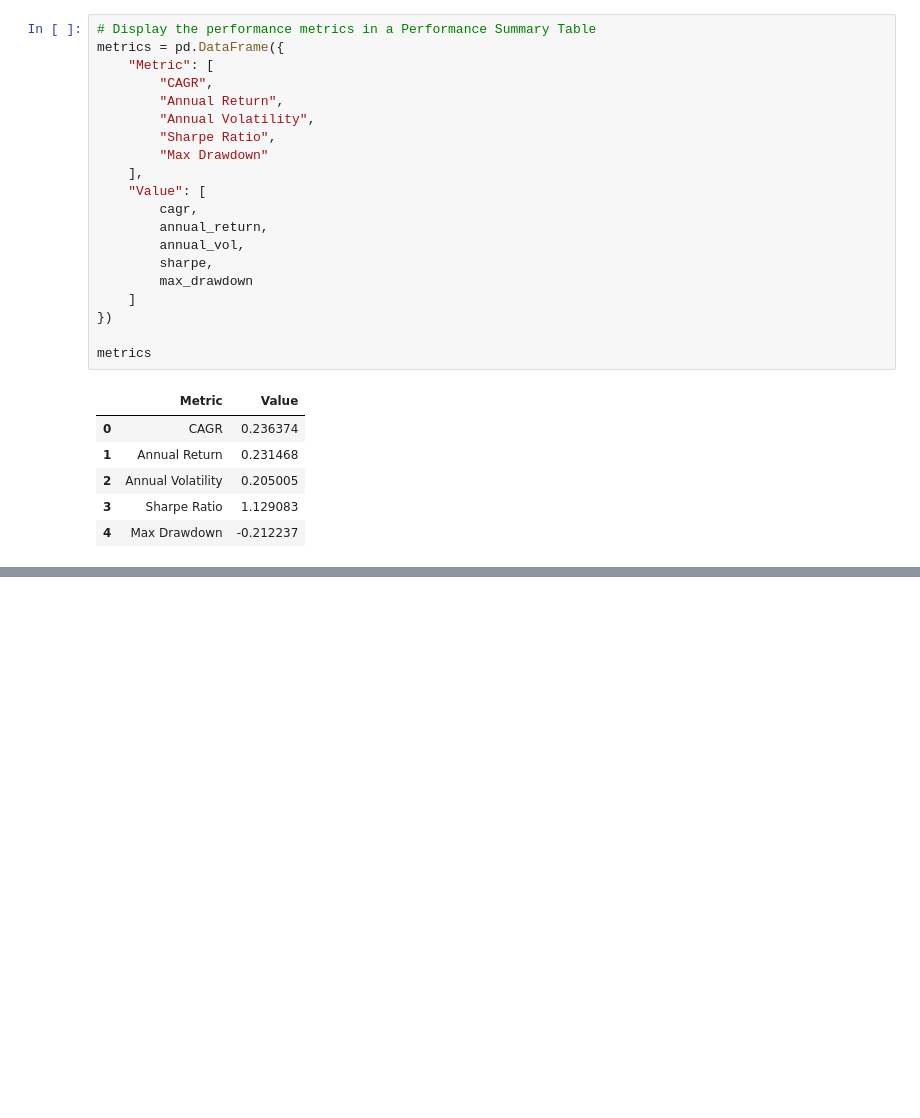
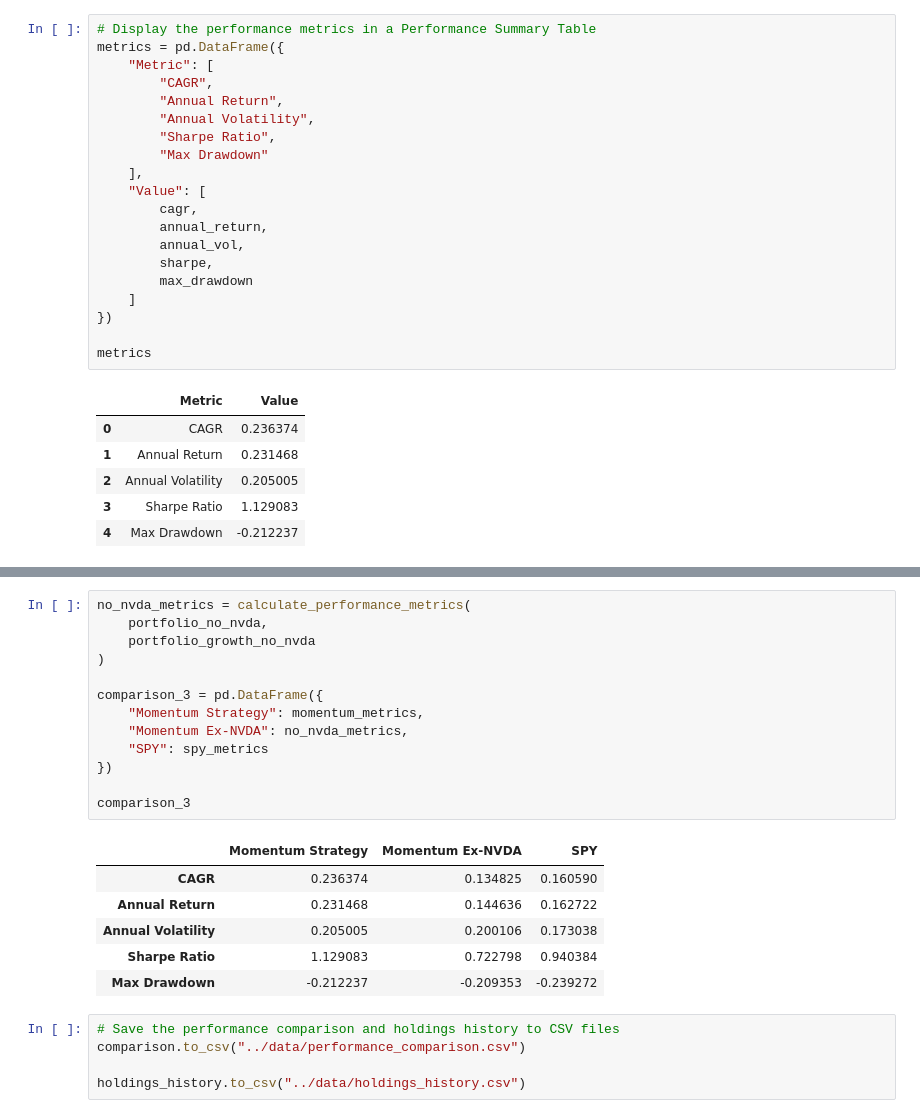
Before and after one commit to HaiSonVu/Financial-platform, a Jupyter notebook: notebooks/03_backtesting.ipynb, the cells around one changed output, grey strips where cells are left out. Cells and saved outputs as stored; diff of their text form; blank space fills up the shorter version.

```diff
--- a/notebooks/03_backtesting.ipynb
+++ b/notebooks/03_backtesting.ipynb
@@ -219,0 +522,25 @@ metrics
+# %%
+no_nvda_metrics = calculate_performance_metrics(
+    portfolio_no_nvda,
+    portfolio_growth_no_nvda
+)
+
+comparison_3 = pd.DataFrame({
+    "Momentum Strategy": momentum_metrics,
+    "Momentum Ex-NVDA": no_nvda_metrics,
+    "SPY": spy_metrics
+})
+
+comparison_3
+# %% [output]
+|  | Momentum Strategy | Momentum Ex-NVDA | SPY |
+| CAGR | 0.236374 | 0.134825 | 0.160590 |
+| Annual Return | 0.231468 | 0.144636 | 0.162722 |
+| Annual Volatility | 0.205005 | 0.200106 | 0.173038 |
+| Sharpe Ratio | 1.129083 | 0.722798 | 0.940384 |
+| Max Drawdown | -0.212237 | -0.209353 | -0.239272 |
+# %%
+# Save the performance comparison and holdings history to CSV files
+comparison.to_csv("../data/performance_comparison.csv")
+
+holdings_history.to_csv("../data/holdings_history.csv")
```
Also changed, not shown: parts of 14 cells of this notebook, 2 other files.
